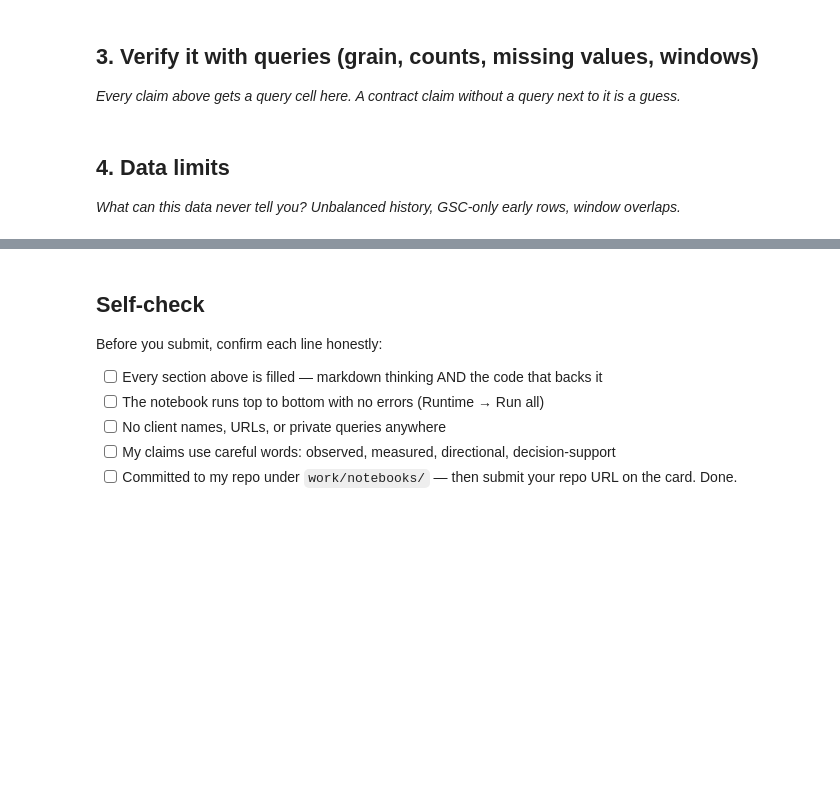
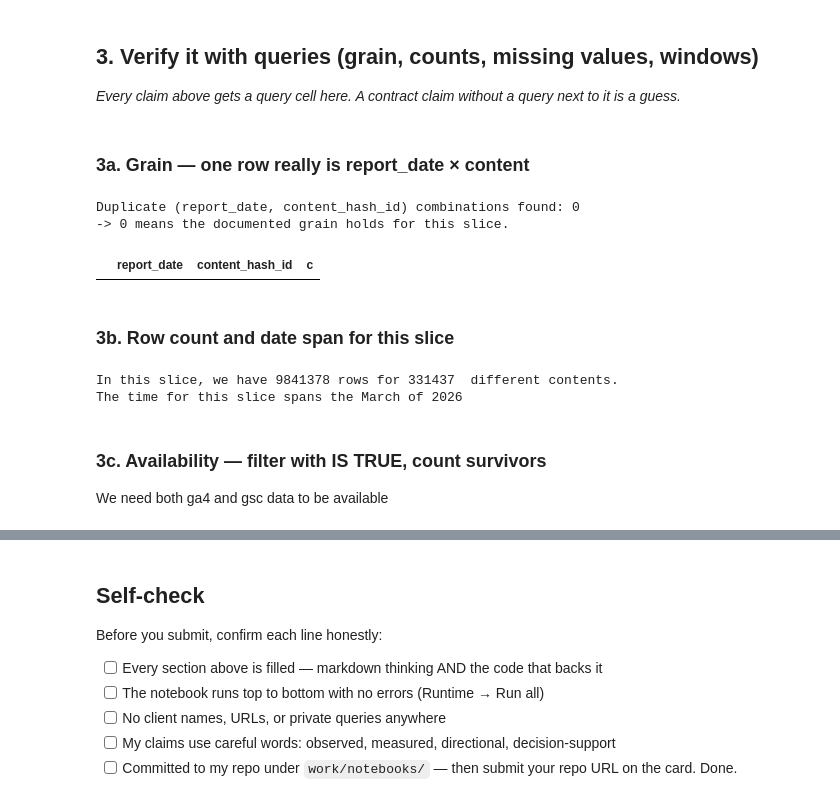
Before and after one commit to vahagngrigoryan2006/flyrank-internship-ml, a Jupyter notebook: work/notebooks/w03_data_contract.ipynb, the cells around one changed output, grey strips where cells are left out. Drawn from its saved outputs; the diff is of its cells as text; code cells hidden in the pictures; blank space fills up the shorter version.

```diff
--- a/work/notebooks/w03_data_contract.ipynb
+++ b/work/notebooks/w03_data_contract.ipynb
@@ -14,0 +41,30 @@ This skeleton is yours to fill. Work the sections **in order** — each one has
+# %%
+# This cell is for CODE (numbers, a query, a check).
+# Write your text answer in the cell ABOVE this one — typing sentences here breaks Run All.
+
+import os
+from google.colab import userdata
+from datasets import load_dataset
+import pandas as pd
+
+# Retrieve token securely from Colab Secrets
+HF_TOKEN = userdata.get('HF_TOKEN')
+
+import duckdb
+
+con = duckdb.connect()
+con.execute(f"CREATE OR REPLACE SECRET hf (TYPE huggingface, TOKEN '{HF_TOKEN}')")
+
+WAREHOUSE = "hf://datasets/FlyRank/internship-warehouse"
+DIM_CONTENT   = f"read_parquet(\'{WAREHOUSE}/dim_content.parquet\')"
+FACT_MARCH    = f"read_parquet(\'{WAREHOUSE}/fact_content_daily_performance/month=2026-03/*.parquet\')"
+FACT_MAY_JUNE  = (
+    f"read_parquet(['{WAREHOUSE}/fact_content_daily_performance/month=2026-04/*.parquet', "
+    f"'{WAREHOUSE}/fact_content_daily_performance/month=2026-05/*.parquet', "
+    f"'{WAREHOUSE}/fact_content_daily_performance/month=2026-06/*.parquet'])"
+)
+
+print("DuckDB ready. Tables pointed at:")
+print(" dim_content            ->", DIM_CONTENT)
+print(" fact, March only       -> 3a-3c spot-check ->", FACT_MARCH)
+print(" fact, Feb+March        -> 3d-3e window build ->", FACT_MAY_JUNE)
@@ -29,7 +124,43 @@ This skeleton is yours to fill. Work the sections **in order** — each one has
 # %%
 # This cell is for CODE (numbers, a query, a check).
 # Write your text answer in the cell ABOVE this one — typing sentences here breaks Run All.
-# %% [markdown]
-## 4. Data limits
-
-*What can this data never tell you? Unbalanced history, GSC-only early rows, window overlaps.*
+# %% [markdown]
+### 3a. Grain — one row really is report_date × content
+# %%
+grain_check = con.sql(f"""
+    SELECT report_date, content_hash_id, COUNT(*) AS c
+    FROM {FACT_MARCH}
+    GROUP BY report_date, content_hash_id
+    HAVING COUNT(*) > 1
+    LIMIT 5
+""").df()
+
+print(f"Duplicate (report_date, content_hash_id) combinations found: {len(grain_check)}")
+print("-> 0 means the documented grain holds for this slice.")
+grain_check
+# %% [output]
+Duplicate (report_date, content_hash_id) combinations found: 0
+-> 0 means the documented grain holds for this slice.
+|  | report_date | content_hash_id | c |
+# %% [markdown]
+### 3b. Row count and date span for this slice
+# %%
+counts = con.sql(f"""
+    SELECT COUNT(*) AS n_rows,
+           COUNT(DISTINCT content_hash_id) AS n_content_items,
+           COUNT(DISTINCT client_hash_id) AS n_clients,
+           MIN(report_date) AS min_date,
+           MAX(report_date) AS max_date
+    FROM {FACT_MARCH}
+""").df()
+counts
+
+print("In this slice, we have 9841378 rows for 331437	different contents.")
+print("The time for this slice spans the March of 2026")
+# %% [output]
+In this slice, we have 9841378 rows for 331437  different contents.
+The time for this slice spans the March of 2026
+# %% [markdown]
+### 3c. Availability — filter with IS TRUE, count survivors
+
+We need both ga4 and gsc data to be available
```
Also changed, not shown: parts of 13 cells of this notebook.
